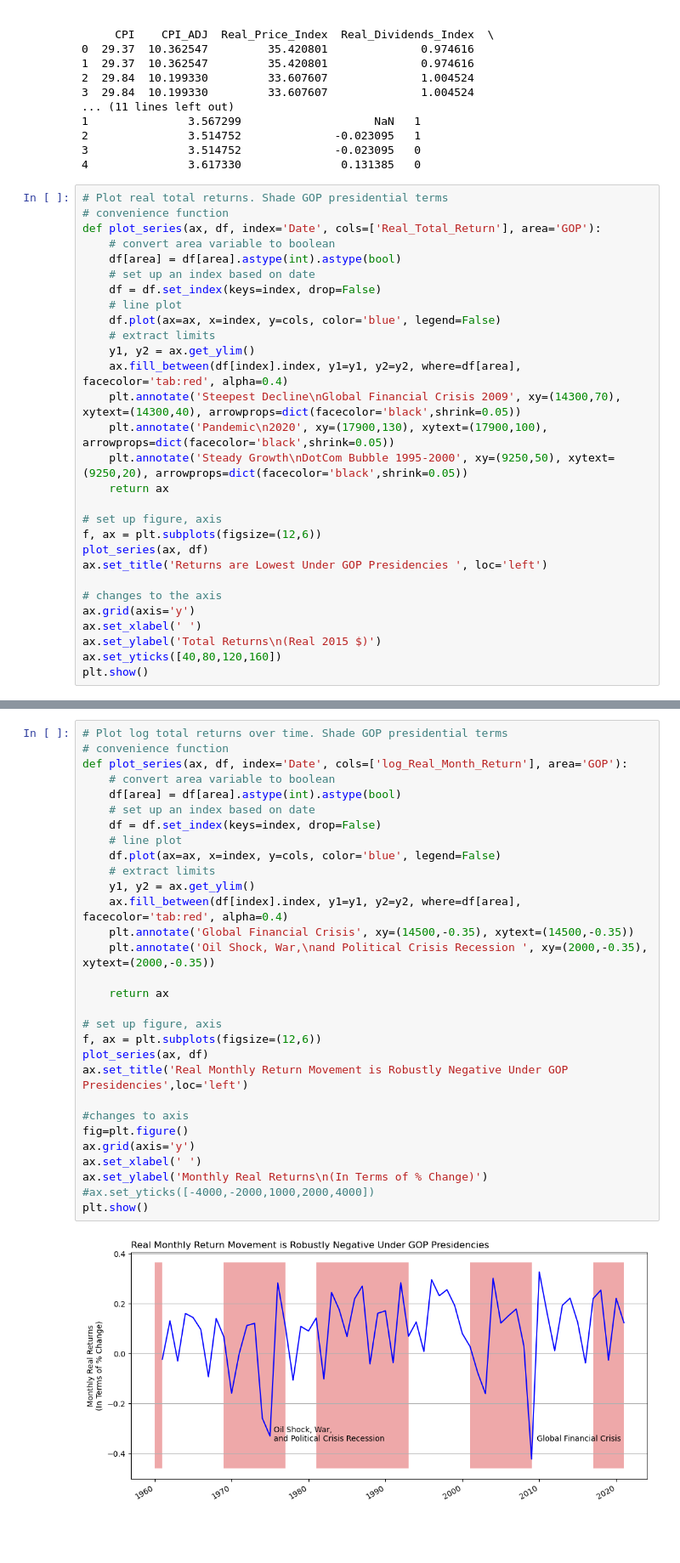
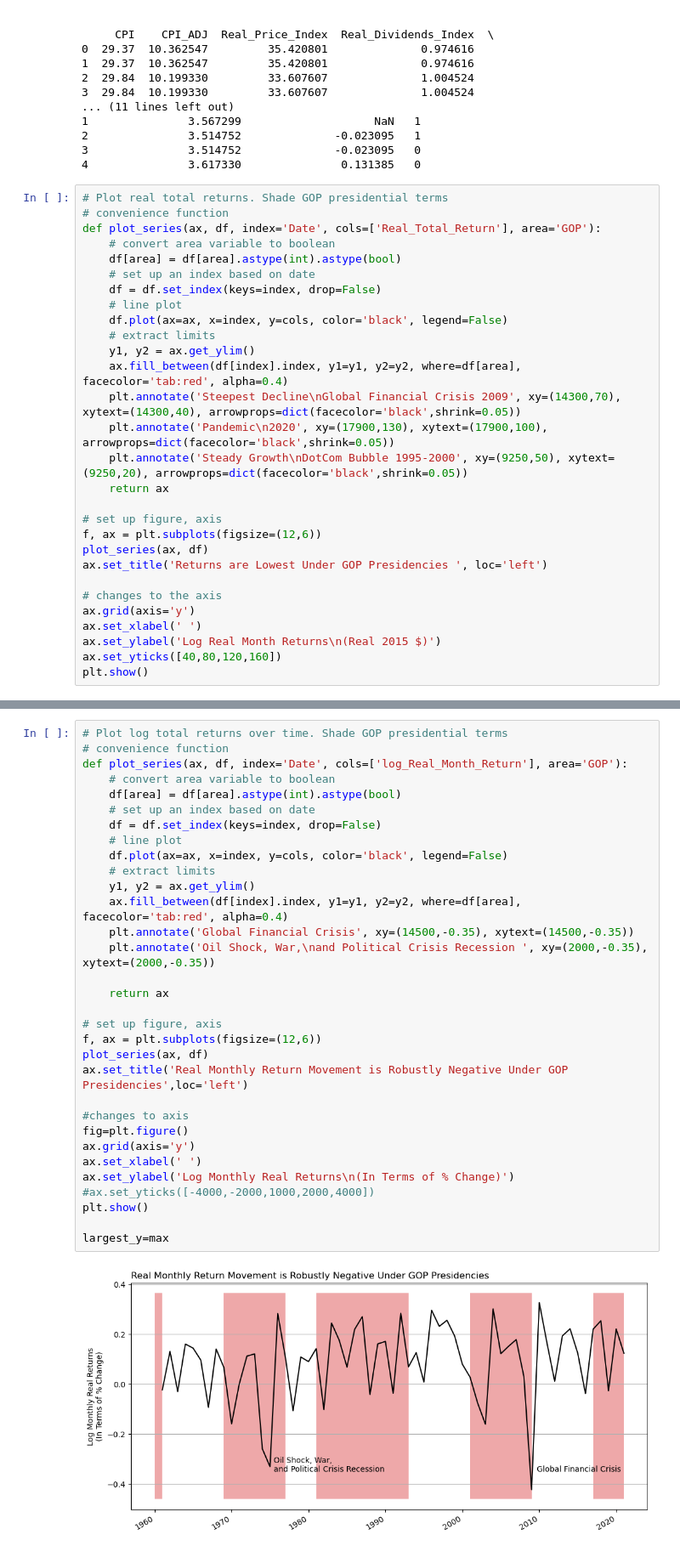
Before and after one commit to avnikadubey/as.180.369, a Jupyter notebook: contrib/avnikadubey/class-05- ZahnMVStockReturns.ipynb, the cells around one changed output, grey strips where cells are left out. Shown: that part at 85% size. Cells and saved outputs as stored; diff of their text form.

```diff
--- a/contrib/avnikadubey/class-05- ZahnMVStockReturns.ipynb
+++ b/contrib/avnikadubey/class-05- ZahnMVStockReturns.ipynb
@@ -158,7 +158,7 @@ def plot_series(ax, df, index='Date', cols=['Real_Total_Return'], area='GOP'):
     # set up an index based on date
     df = df.set_index(keys=index, drop=False)
     # line plot
-    df.plot(ax=ax, x=index, y=cols, color='blue', legend=False)
+    df.plot(ax=ax, x=index, y=cols, color='black', legend=False)
     # extract limits
     y1, y2 = ax.get_ylim()
     ax.fill_between(df[index].index, y1=y1, y2=y2, where=df[area], facecolor='tab:red', alpha=0.4)
@@ -175,7 +175,7 @@ ax.set_title('Returns are Lowest Under GOP Presidencies ', loc='left')
 # changes to the axis
 ax.grid(axis='y')
 ax.set_xlabel(' ')
-ax.set_ylabel('Total Returns\n(Real 2015 $)')
+ax.set_ylabel('Log Real Month Returns\n(Real 2015 $)')
 ax.set_yticks([40,80,120,160])
 plt.show()
 # %% [output]
@@ -183,35 +183,37 @@ plt.show()
 # %%
 # Plot log total returns over time. Shade GOP presidential terms
 # convenience function
 def plot_series(ax, df, index='Date', cols=['log_Real_Month_Return'], area='GOP'):
     # convert area variable to boolean
     df[area] = df[area].astype(int).astype(bool)
     # set up an index based on date
     df = df.set_index(keys=index, drop=False)
     # line plot
-    df.plot(ax=ax, x=index, y=cols, color='blue', legend=False)
+    df.plot(ax=ax, x=index, y=cols, color='black', legend=False)
     # extract limits
     y1, y2 = ax.get_ylim()
     ax.fill_between(df[index].index, y1=y1, y2=y2, where=df[area], facecolor='tab:red', alpha=0.4)
     plt.annotate('Global Financial Crisis', xy=(14500,-0.35), xytext=(14500,-0.35))
     plt.annotate('Oil Shock, War,\nand Political Crisis Recession ', xy=(2000,-0.35), xytext=(2000,-0.35))
 
     return ax
 
 # set up figure, axis
 f, ax = plt.subplots(figsize=(12,6))
 plot_series(ax, df)
 ax.set_title('Real Monthly Return Movement is Robustly Negative Under GOP Presidencies',loc='left')
 
 #changes to axis
 fig=plt.figure()
 ax.grid(axis='y')
 ax.set_xlabel(' ')
-ax.set_ylabel('Monthly Real Returns\n(In Terms of % Change)')
+ax.set_ylabel('Log Monthly Real Returns\n(In Terms of % Change)')
 #ax.set_yticks([-4000,-2000,1000,2000,4000])
 plt.show()
+
+largest_y=max
 # %% [output]
-[figure, old version]
+[figure, new version]
 <Figure size 640x480 with 0 Axes>
 # %%
 # Run OLS regression of Monthly earnings onto GOP president flag
```
Also changed, not shown: parts of 2 cells of this notebook, 1 other file.
